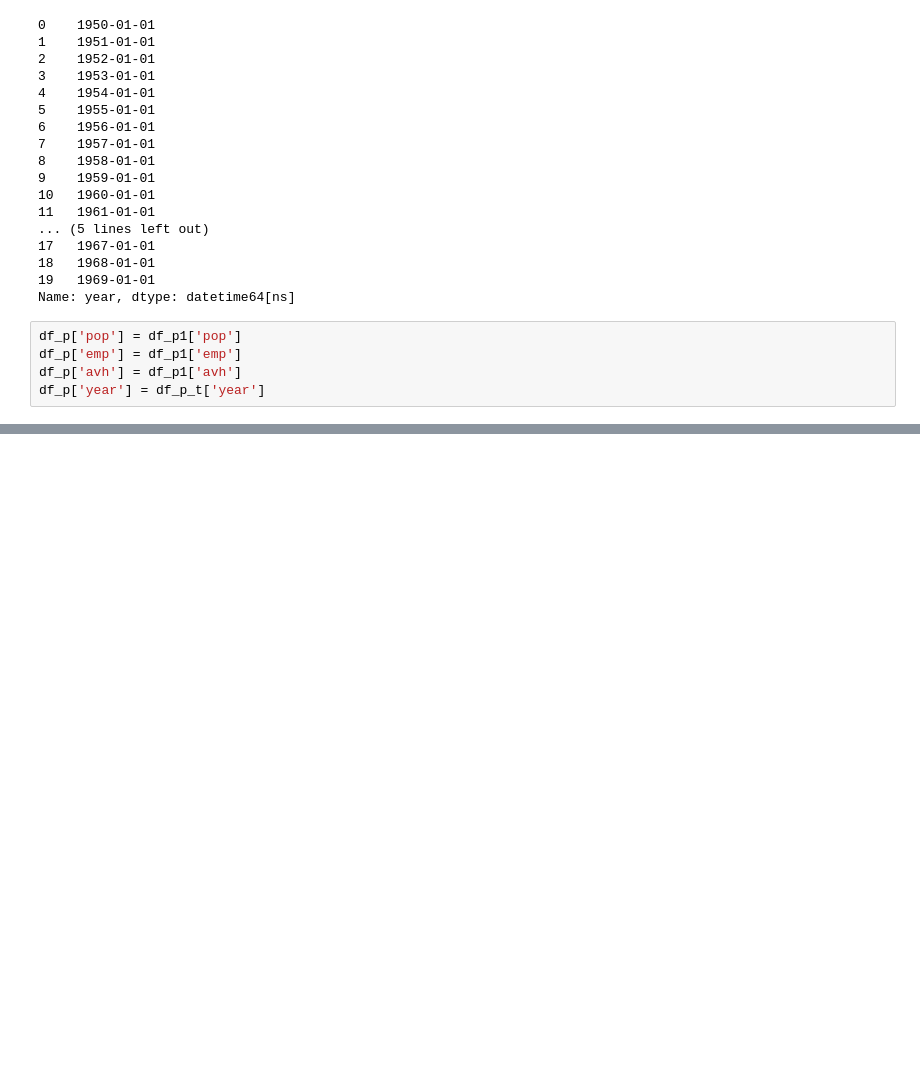
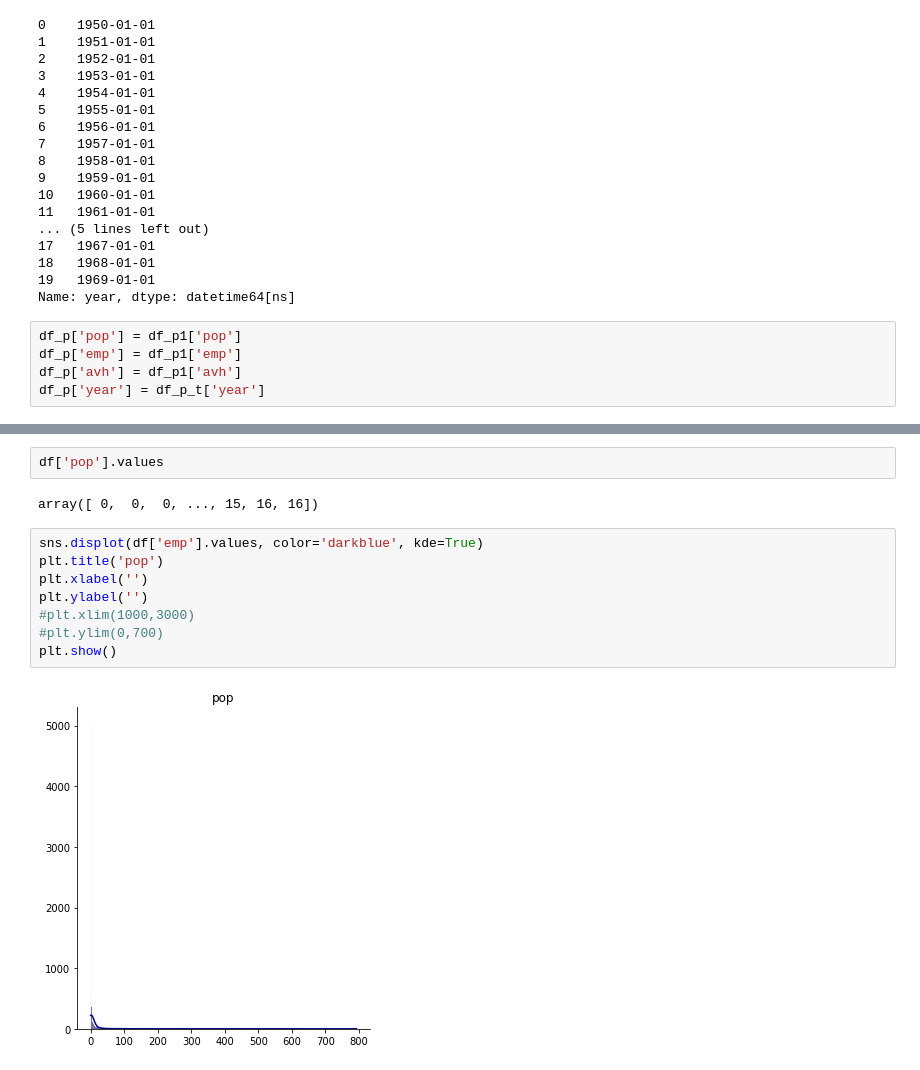
Before and after one commit to wassanchez/DS_Brayan_Andru, a Jupyter notebook: cuarta.ipynb, the cells around one changed output, grey strips where cells are left out. Saved outputs shown, nothing was run; the diff lists cells and outputs as text; blank space fills up the shorter version.

```diff
--- a/cuarta.ipynb
+++ b/cuarta.ipynb
@@ -187,0 +218,14 @@ dtype: object
+# %%
+df['pop'].values
+# %% [output]
+array([ 0,  0,  0, ..., 15, 16, 16])
+# %%
+sns.displot(df['emp'].values, color='darkblue', kde=True)
+plt.title('pop')
+plt.xlabel('')
+plt.ylabel('')
+#plt.xlim(1000,3000)
+#plt.ylim(0,700)
+plt.show()
+# %% [output]
+[figure, added]
```
Also changed, not shown: parts of 18 cells of this notebook.
